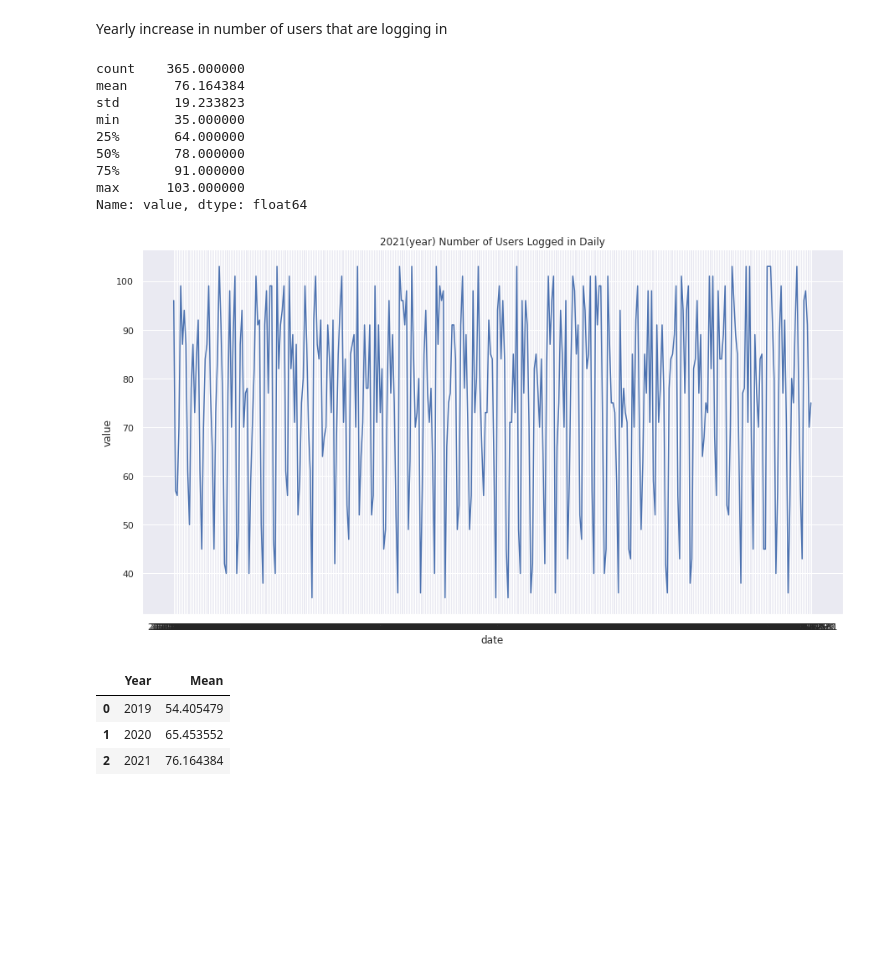
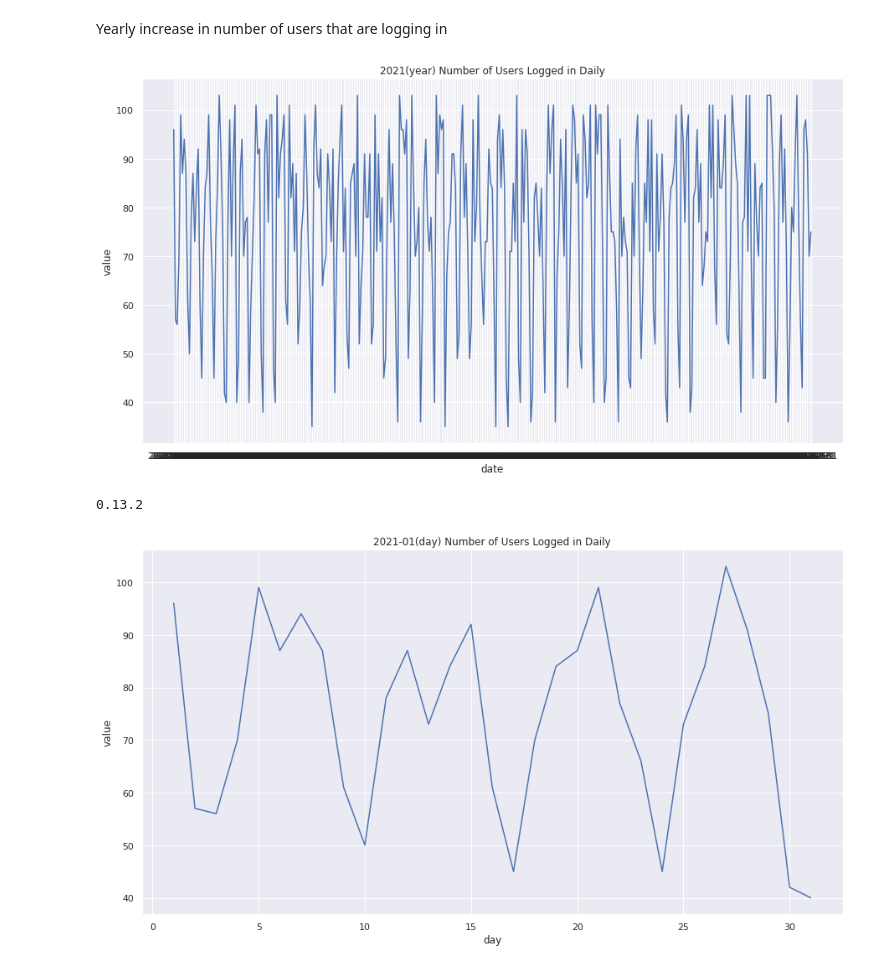
Before and after one commit to AnurAK1/UsrsLoginWeb, a Jupyter notebook: dailyuserslogin.ipynb, the cells around one changed output. Saved outputs shown, nothing was run; the diff lists cells and outputs as text; code cells hidden in the pictures; blank space fills up the shorter version.

Commit message:
Kaggle Notebook | DailyUsersLogin | Version 6

```diff
--- a/dailyuserslogin.ipynb
+++ b/dailyuserslogin.ipynb
@@ -20,6 +20,7 @@ for dirname, _, filenames in os.walk('/kaggle/input'):
 /kaggle/input/daily-website-users/users.csv
 # %%
 import seaborn as sns
+import statsmodels as sm
 
 Dailywebdf =  pd.read_csv('/kaggle/input/daily-website-users/users.csv')
 print(Dailywebdf.shape)
@@ -29,6 +30,8 @@ plt1=sns.lineplot(data=Dailywebdf,x='date',y='value').set(title="Number of Users
 plt1
 Dailywebdf['date1']=pd.to_datetime(Dailywebdf['date'],errors='coerce')
 Dailywebdf['year']=Dailywebdf['date1'].dt.year
+Dailywebdf['month']=Dailywebdf['date1'].dt.month
+Dailywebdf['day']=Dailywebdf['date1'].dt.day
 plt2=sns.lineplot(data=Dailywebdf,x='date',y='value',hue='year').set(title="Number of Users Logged in Daily")
 # %% [output]
 (1097, 4)
@@ -40,26 +43,17 @@ Dailywebdf1=Dailywebdf[(Dailywebdf['year']==2021)].reset_index().drop(columns=['
 Dailywebdf2=Dailywebdf[(Dailywebdf['year']==2019)].reset_index().drop(columns=['Unnamed: 0','index'])
 Dailywebdf3=Dailywebdf[(Dailywebdf['year']==2020)].reset_index().drop(columns=['Unnamed: 0','index'])
 plt2=sns.lineplot(data=Dailywebdf1,x='date',y='value').set(title="2021(year) Number of Users Logged in Daily")
-descript_21=Dailywebdf1['value'].describe()
-descript_21
 # %% [output]
-count    365.000000
-mean      76.164384
-std       19.233823
-min       35.000000
-25%       64.000000
-50%       78.000000
-75%       91.000000
-max      103.000000
-Name: value, dtype: float64
 [figure]
 # %%
+descript_21=Dailywebdf1['value'].describe()
 descript_19=Dailywebdf2['value'].describe()
 descript_20=Dailywebdf3['value'].describe()
+Dailywebdf1_month=Dailywebdf[(Dailywebdf['year']==2021)&(Dailywebdf['month']==1)].reset_index().drop(columns=['Unnamed: 0','index'])
 Mean = pd.DataFrame({'Year':[2019,2020,2021],'Mean':[descript_19['mean'],descript_20['mean'],descript_21['mean']]})
+plt3=sns.lineplot(data=Dailywebdf1_month,x='day',y='value').set(title="2021-01(day) Number of Users Logged in Daily")
 Mean
+print(sm.__version__)
 # %% [output]
-|  | Year | Mean |
-| 0 | 2019 | 54.405479 |
-| 1 | 2020 | 65.453552 |
-| 2 | 2021 | 76.164384 |
+0.13.2
+[figure, added]
```
Also changed, not shown: parts of 22 cells of this notebook.
